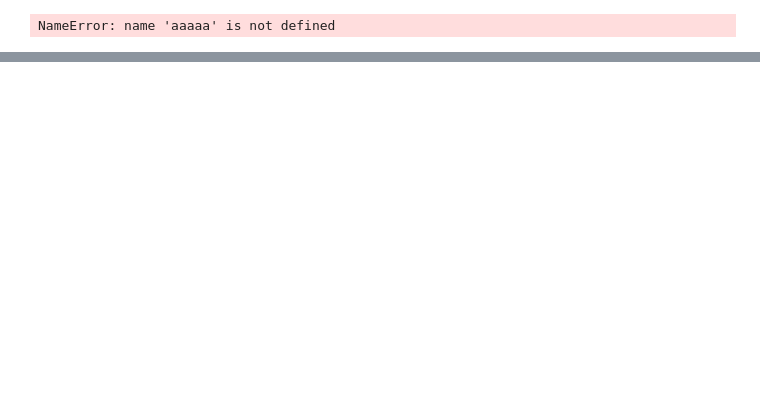
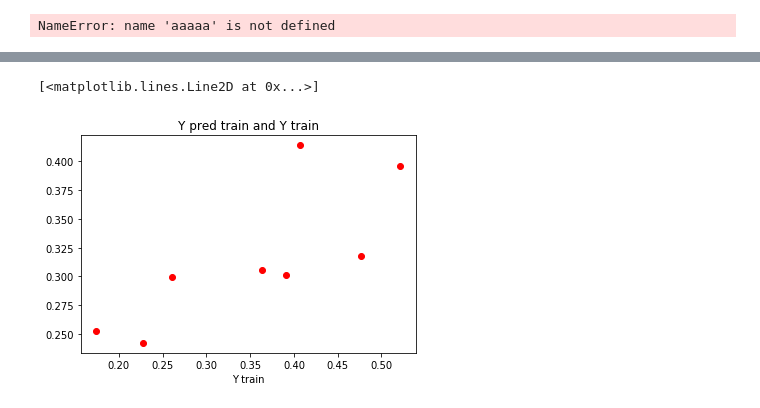
Before and after one commit to joSanchez28/Machine-Learning-EPFL, a Jupyter notebook: Project2-ArchitectureExperiment/Project2-Notebook - New Approach.ipynb, the cells around one changed output, grey strips where cells are left out. Cells and saved outputs as stored; diff of their text form; code cells hidden in the pictures; blank space fills up the shorter version.

```diff
--- a/Project2-ArchitectureExperiment/Project2-Notebook - New Approach.ipynb
+++ b/Project2-ArchitectureExperiment/Project2-Notebook - New Approach.ipynb
@@ -1172,4 +1218,27 @@ NameError: name 'aaaaa' is not defined
+# %%
+#n_components must be between 0 and min(n_samples, n_features)=57
+#Refers to this ^. Grid search is doing cross-validation; so it is splitting and we cannot put more than 57 components
+
+
+#pca_n_comp = [5, 20, 30, 40, 50, 57]
+
+
+lambdas = np.logspace(4, 5, 500)
+
+
+# Parameters of pipelines can be set using ‘__’ separated parameter names:
+param_grid = {
+    'pca__n_components': [pca_n_comp],
+    'rig_reg__alpha': lambdas,
+}
+
+#Grid search will take by default the estimator's default scorer, i.e. the least squares from ridge regression estimator
+search = GridSearchCV(pipe, param_grid, iid=False, cv=5,
+        return_train_score=True) #We can change it to false if we are not interested in this score
+
+#Note: iid-> the loss minimized is the total loss per sample, and not the mean loss across the folds! Put it a false if we use
+# cross validation with this method (GridSearchCV) !
 # %%
-search.fit(X_digits, y_digits)
+search.fit(phx_train_greece, y_train_greece)
 print("Best parameter (CV score=%0.3f):" % search.best_score_)
 print(search.best_params_)
@@ -1179,0 +1258,13 @@ print(search.best_params_)
+# %%
+#Building the model with the best parameters
+clf = Ridge(29035.26884977814, solver="lsqr")
+clf.fit(phx_train_greece, y_train_greece)
+ypred_train_greece=clf.predict(phx_train_greece).transpose()
+ypred_test_greece=clf.predict(phx_test_greece).transpose()
+
+print(sum(abs(search.predict(phx_test_greece)-y_test_greece))/len(y_test_greece))
+print(sum(abs(ypred_test_greece-y_test_greece)**2)/len(y_test_greece))
+
+
+#print(sum(abs(ypred_train_greece-y_train_greece)))/len(y_train_greece)
+print(clf.coef_)
@@ -1179,0 +1280,8 @@ print(search.best_params_)
+# %%
+plt.title("Y pred train and Y train")
+plt.xlabel("Y train")
+plt.plot(y_test_greece, ypred_test_greece, 'ro')
+#plt.plot(y_train_greece, ypred_train_greece, 'ro')
+# %% [output]
+[<matplotlib.lines.Line2D at 0x...>]
+[figure, added]
```
Also changed, not shown: parts of 65 cells of this notebook, 6 other files.
